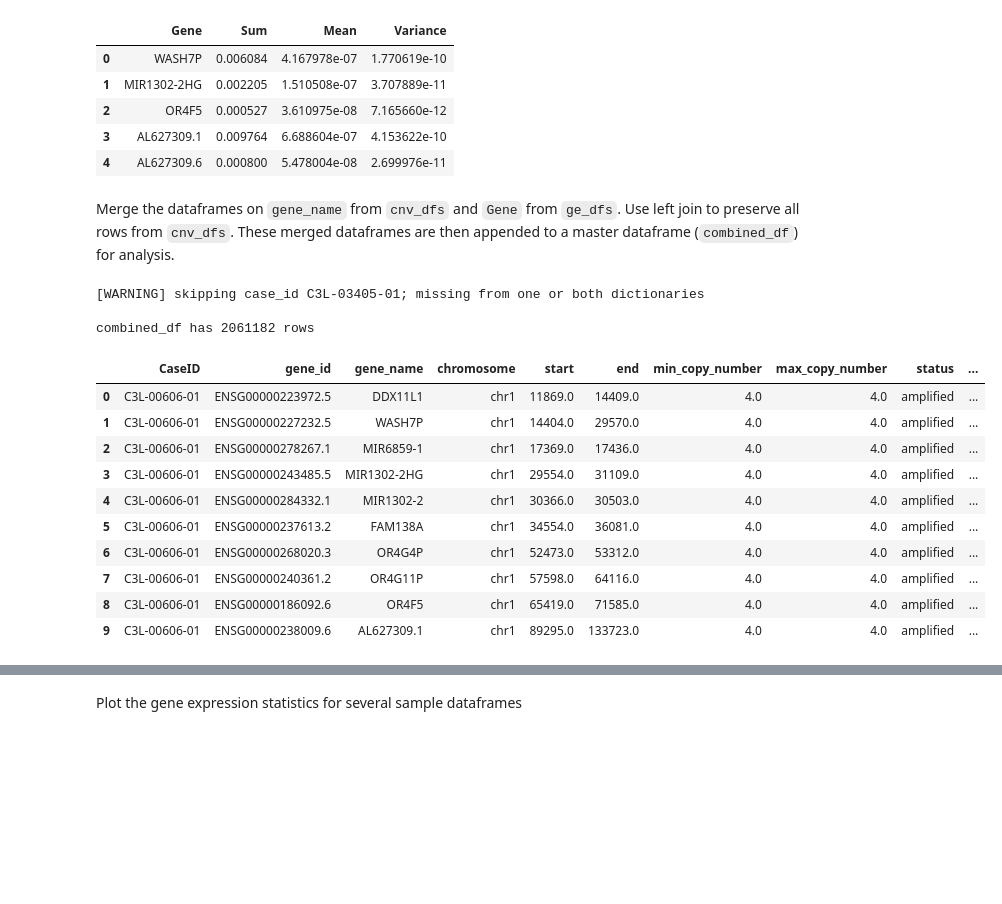
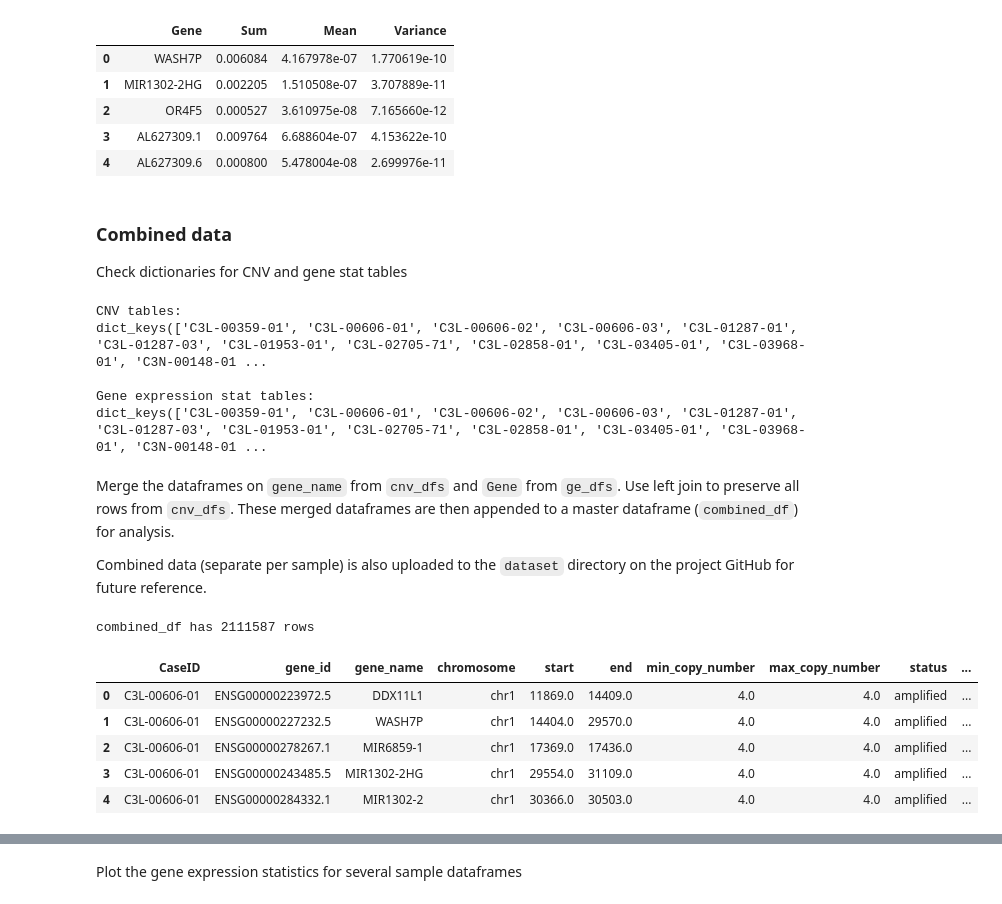
Before and after one commit to LaraLim/cnv-supervised-learning, a Jupyter notebook: preprocess/join_cnv_gene_expr_stats.ipynb, the cells around one changed output, grey strips where cells are left out. Saved outputs shown, nothing was run; the diff lists cells and outputs as text; code cells hidden in the pictures; blank space fills up the shorter version.

Commit message:
Updated data join to add new deviance features

```diff
--- a/preprocess/join_cnv_gene_expr_stats.ipynb
+++ b/preprocess/join_cnv_gene_expr_stats.ipynb
@@ -63,10 +69,7 @@ for filename in map_df['CNV_file']:
     url = f'https://raw.githubusercontent.com/LaraLim/cnv-supervised-learning/refs/heads/main/ground_truth_cnv/{filename}'
     df = pd.read_csv(url, sep='\t')
 
-    # check if the number of rows is the same
-    if df.shape[0] != numRows:
-        print(f'The number of rows is not the same: {case_id}')
-
+    # set CNV statuses based on their values
     df['status'] = 'normal'
     df.loc[df['copy_number'] > 2, 'status'] = 'amplified'
     df.loc[df['copy_number'] < 2, 'status'] = 'deleted'
@@ -75,7 +78,11 @@ for filename in map_df['CNV_file']:
     copy_number = df.pop('copy_number')
     df['copy_number_target'] = copy_number
 
+    # drop rows without CNV values and create a fresh copy
+    df = df.dropna(subset=['copy_number_target']).copy()
+
     cnv_dfs[case_id] = df # add dataframe to dictionary
+
     combined_cnv_df['CaseID'] = case_id
     combined_cnv_df = pd.concat([combined_cnv_df, df], ignore_index=True) # append the dataframe to the combined one
 
@@ -125,8 +134,23 @@ combined_ge_df has 1316509 rows
 | 2 | OR4F5 | 0.000527 | 3.610975e-08 | 7.165660e-12 |
 | 3 | AL627309.1 | 0.009764 | 6.688604e-07 | 4.153622e-10 |
 | 4 | AL627309.6 | 0.000800 | 5.478004e-08 | 2.699976e-11 |
+# %% [markdown]
+### Combined data
+
+Check dictionaries for CNV and gene stat tables
+# %%
+print(f'CNV tables:\n{cnv_dfs.keys()}\n')
+print(f'Gene expression stat tables:\n{ge_dfs.keys()}')
+# %% [output]
+CNV tables:
+dict_keys(['C3L-00359-01', 'C3L-00606-01', 'C3L-00606-02', 'C3L-00606-03', 'C3L-01287-01', 'C3L-01287-03', 'C3L-01953-01', 'C3L-02705-71', 'C3L-02858-01', 'C3L-03405-01', 'C3L-03968-01', 'C3N-00148-01 ...
+
+Gene expression stat tables:
+dict_keys(['C3L-00359-01', 'C3L-00606-01', 'C3L-00606-02', 'C3L-00606-03', 'C3L-01287-01', 'C3L-01287-03', 'C3L-01953-01', 'C3L-02705-71', 'C3L-02858-01', 'C3L-03405-01', 'C3L-03968-01', 'C3N-00148-01 ...
 # %% [markdown]
 Merge the dataframes on `gene_name` from `cnv_dfs` and `Gene` from `ge_dfs`. Use left join to preserve all rows from `cnv_dfs`. These merged dataframes are then appended to a master dataframe (`combined_df`) for analysis.
+
+Combined data (separate per sample) is also uploaded to the `dataset` directory on the project GitHub for future reference.
 # %%
 # dataframe to track joined data across all samples
 combined_df = pd.DataFrame()
@@ -135,47 +159,45 @@ combined_df['CaseID'] = ''
 # dictionary of joined dataframes identifiable by case ID
 j_dfs = {}
 
 for case_id in map_df['CaseID']:
     # check if case ID exists in both dictionaries
     if case_id not in cnv_dfs or case_id not in ge_dfs:
         print(f"\n[WARNING] skipping case_id {case_id}; missing from one or both dictionaries\n")
         continue
 
     # merge only if case ID exists in both dictionaries
     joined_df = pd.merge(cnv_dfs[case_id], ge_dfs[case_id], left_on='gene_name', right_on='Gene', how='left')
 
     # rename columns in merged dataframe
     joined_df = joined_df.rename(columns={'Sum': 'sum_gene_expr', 'Mean': 'mean_gene_expr', 'Variance': 'variance_gene_expr'})
+
     joined_df = joined_df.drop(columns='Gene')  # drop redundant Gene column
 
-    # move copy_number_target to be the end (rightmost) column
-    copy_number_col = joined_df.pop('copy_number_target')
-    joined_df['copy_number_target'] = copy_number_col
+    # fill any gene stat NaN values columns with 0
+    joined_df[['sum_gene_expr', 'mean_gene_expr', 'variance_gene_expr']] = joined_df[['sum_gene_expr', 'mean_gene_expr', 'variance_gene_expr']].fillna(0)
 
-    # temp try catch for extra iterations
-    try:
+    # columns for normalized stats
+    joined_df['sum_gene_expr_normalized'] = np.log1p(joined_df['sum_gene_expr'])
+    joined_df['mean_gene_expr_normalized'] = np.log1p(joined_df['mean_gene_expr'])
+    joined_df['variance_gene_expr_normalized'] = np.log1p(joined_df['variance_gene_expr'])
+
+    # if CaseID is not in joined_df, add it
+    if 'CaseID' not in joined_df.columns:
+        joined_df.insert(0, 'CaseID', case_id)  # insert as first (leftmost) column
+    else:
         case_id_col = joined_df.pop('CaseID')
-        joined_df.insert(0, 'CaseID', case_id_col) # move CaseID to be the first (leftmost) column
-    except KeyError:
-        break
+        joined_df.insert(0, 'CaseID', case_id_col) # move CaseID to be the first column
 
     combined_df = pd.concat([combined_df, joined_df], ignore_index=True) # append the dataframe to the combined one
     j_dfs[case_id] = joined_df # add dataframe to dictionary
 
 print(f'combined_df has {combined_df.shape[0]} rows')
-display(combined_df.head(10))
+display(combined_df.head())
 # %% [output]
-[WARNING] skipping case_id C3L-03405-01; missing from one or both dictionaries
-
-combined_df has 2061182 rows
+combined_df has 2111587 rows
 |  | CaseID | gene_id | gene_name | chromosome | start | end | min_copy_number | max_copy_number | status | ... |
 | 0 | C3L-00606-01 | ENSG00000223972.5 | DDX11L1 | chr1 | 11869.0 | 14409.0 | 4.0 | 4.0 | amplified | ... |
 | 1 | C3L-00606-01 | ENSG00000227232.5 | WASH7P | chr1 | 14404.0 | 29570.0 | 4.0 | 4.0 | amplified | ... |
 | 2 | C3L-00606-01 | ENSG00000278267.1 | MIR6859-1 | chr1 | 17369.0 | 17436.0 | 4.0 | 4.0 | amplified | ... |
 | 3 | C3L-00606-01 | ENSG00000243485.5 | MIR1302-2HG | chr1 | 29554.0 | 31109.0 | 4.0 | 4.0 | amplified | ... |
 | 4 | C3L-00606-01 | ENSG00000284332.1 | MIR1302-2 | chr1 | 30366.0 | 30503.0 | 4.0 | 4.0 | amplified | ... |
-| 5 | C3L-00606-01 | ENSG00000237613.2 | FAM138A | chr1 | 34554.0 | 36081.0 | 4.0 | 4.0 | amplified | ... |
-| 6 | C3L-00606-01 | ENSG00000268020.3 | OR4G4P | chr1 | 52473.0 | 53312.0 | 4.0 | 4.0 | amplified | ... |
-| 7 | C3L-00606-01 | ENSG00000240361.2 | OR4G11P | chr1 | 57598.0 | 64116.0 | 4.0 | 4.0 | amplified | ... |
-| 8 | C3L-00606-01 | ENSG00000186092.6 | OR4F5 | chr1 | 65419.0 | 71585.0 | 4.0 | 4.0 | amplified | ... |
-| 9 | C3L-00606-01 | ENSG00000238009.6 | AL627309.1 | chr1 | 89295.0 | 133723.0 | 4.0 | 4.0 | amplified | ... |
```
Also changed, not shown: parts of 11 cells of this notebook.
